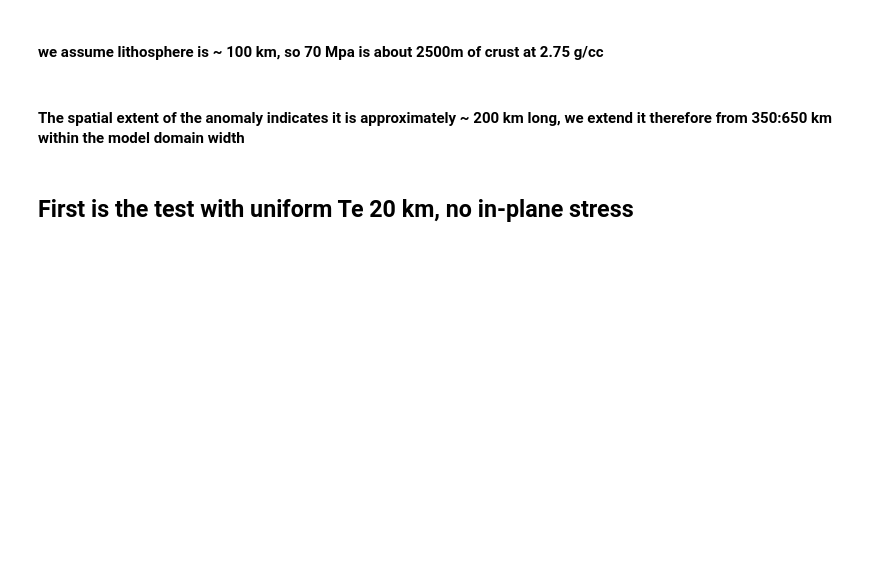
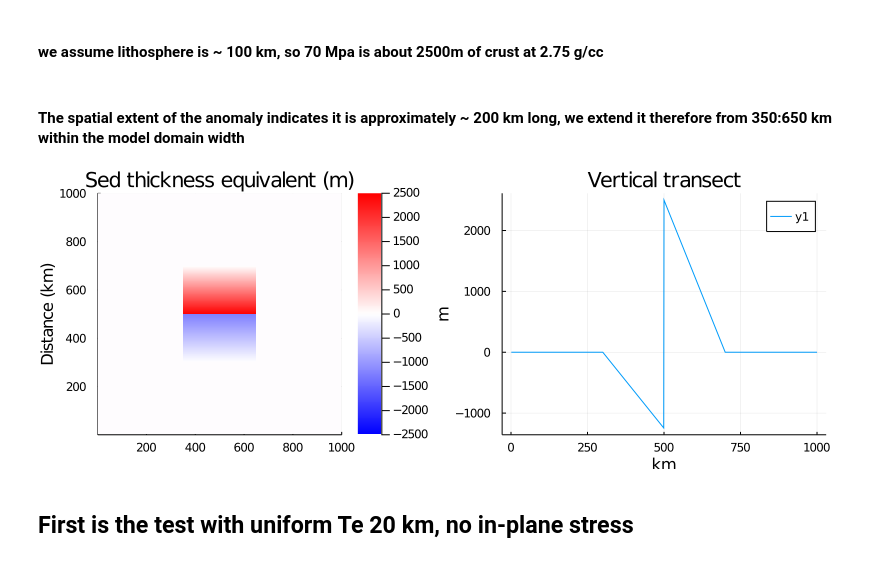
Before and after one commit to ruetg/IsoFlex, a Jupyter notebook: Aus_iso.ipynb, the cells around one changed output. Cells and saved outputs as stored; diff of their text form; code cells hidden in the pictures; blank space fills up the shorter version.

```diff
--- a/Aus_iso.ipynb
+++ b/Aus_iso.ipynb
@@ -14,18 +14,20 @@ Plots.GRBackend()
 # %%
 L = zeros(1000,1000)
 
 maxsed = 2500 #Maximum sediment thickness at rho = 2750 kg/m3
 
 for i =300:499
     L[i, 350:650] .= - (i - 300) / 200 .* maxsed/2; #Minima is about half the maximum
 end
 
 for i =500:700
     L[i, 350:650] .= (700 - i ) / 200 .* maxsed;
 end
 
 p = heatmap(L,c=:bwr,clims=(-2500,2500),ylabel = "Distance (km)", title = "Sed thickness equivalent (m)")
-plot(p, plot(L[:,500],xlabel = ("km"), ylabel="m",title="Vertical transect"),size=(800,300))
+plot(p, plot(L[:,500],xlabel = ("km"), ylabel="m",title="Vertical transect"),size=(800,300),fmt = :png)
+# %% [output]
+[figure, added]
 # %% [markdown]
 ## First is the test with uniform Te 20 km, no in-plane stress
 # %%
```
Also changed, not shown: parts of 7 cells of this notebook, 1 other file.
